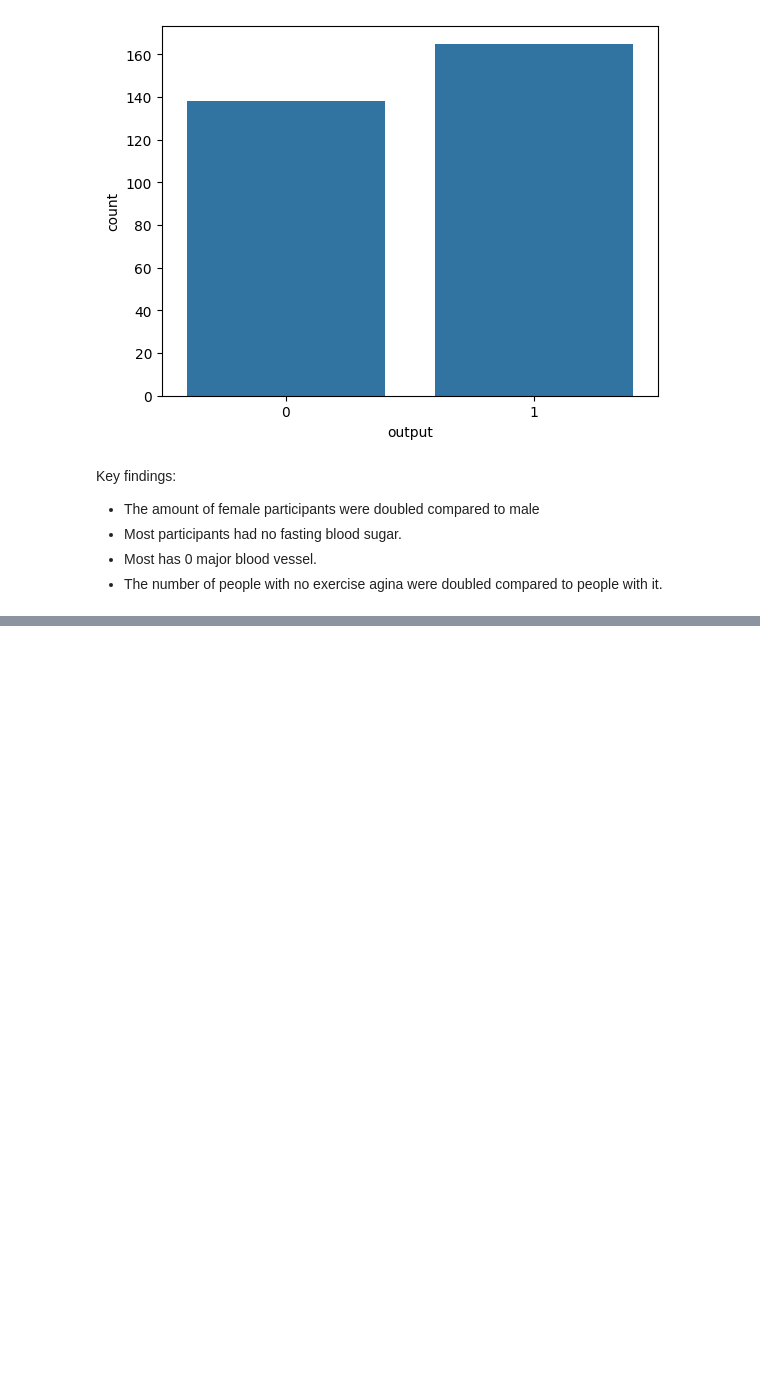
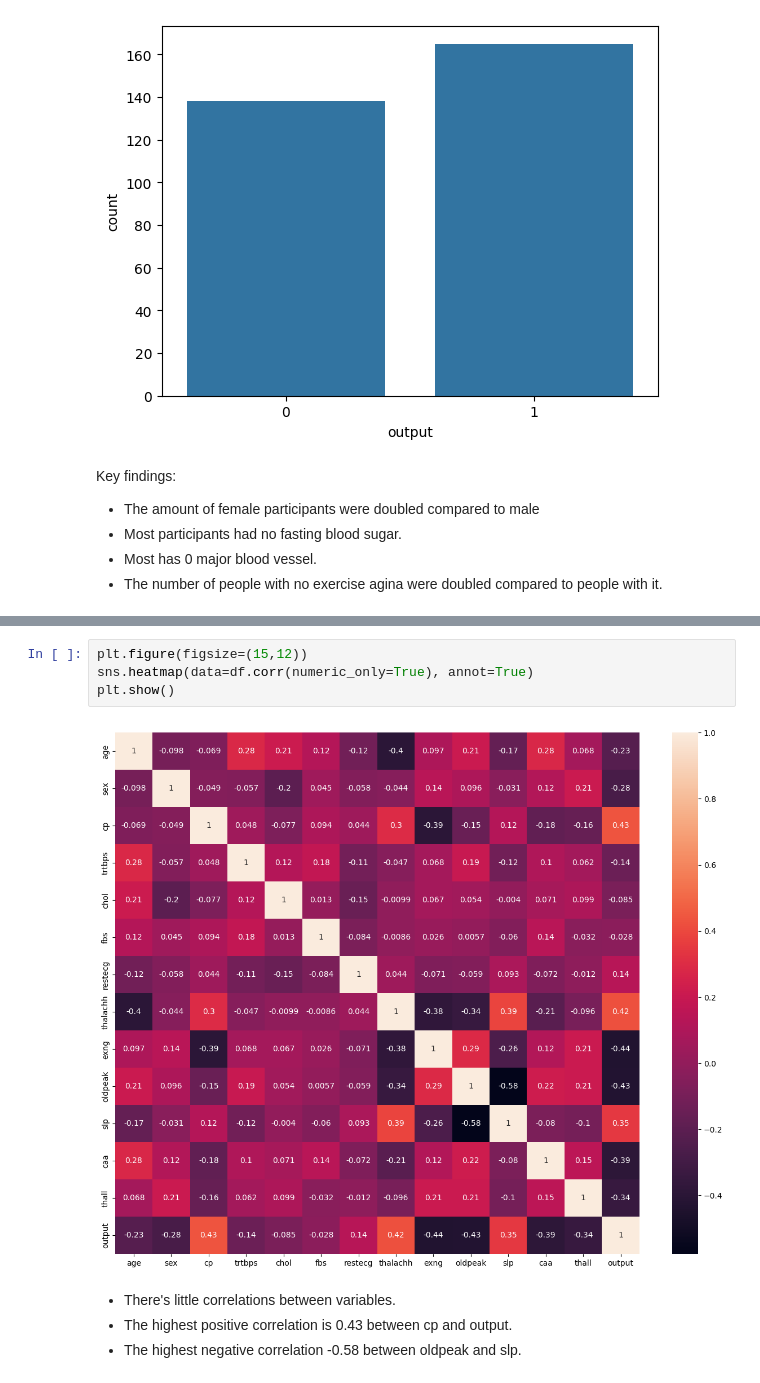
Before and after one commit to gordonnguyen/data-science-1, a Jupyter notebook: hw2/hw2_nguyen_anhnhunhan_2215275.ipynb, the cells around one changed output, grey strips where cells are left out. Cells and saved outputs as stored; diff of their text form; blank space fills up the shorter version.

```diff
--- a/hw2/hw2_nguyen_anhnhunhan_2215275.ipynb
+++ b/hw2/hw2_nguyen_anhnhunhan_2215275.ipynb
@@ -100,0 +135,10 @@ Key findings:
+# %%
+plt.figure(figsize=(15,12))
+sns.heatmap(data=df.corr(numeric_only=True), annot=True)
+plt.show()
+# %% [output]
+[figure, added]
+# %% [markdown]
+- There's little correlations between variables.
+- The highest positive correlation is 0.43 between cp and output.
+- The highest negative correlation -0.58 between oldpeak and slp.
```
Also changed, not shown: parts of 6 cells of this notebook.
